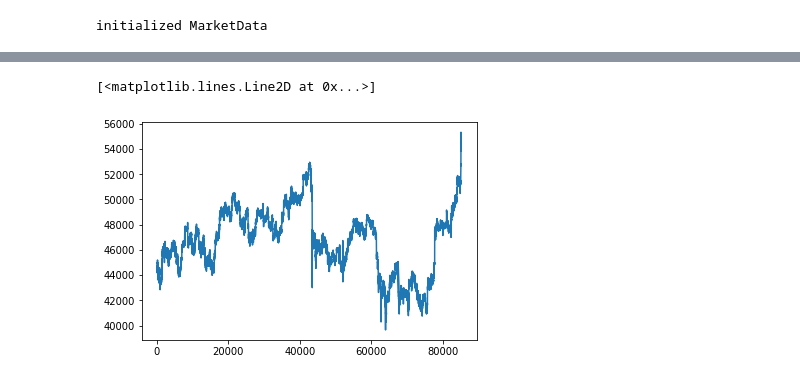
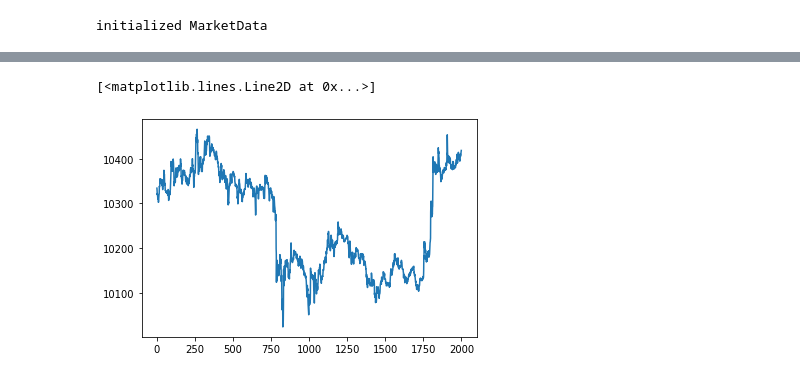
Before and after one commit to alunfes/1m-btc-data, a Jupyter notebook: LGBM_Trading_Points.ipynb, the cells around one changed output, grey strips where cells are left out. Drawn from its saved outputs; the diff is of its cells as text; code cells hidden in the pictures.

```diff
--- a/LGBM_Trading_Points.ipynb
+++ b/LGBM_Trading_Points.ipynb
@@ -143,8 +143,9 @@ Successfully installed tensorboardcolab-0.0.22
 class MarketData:
     @classmethod
     def initialize(cls, from_ratio:float, end_ratio:float):
-        #cls.terms = [15, 25, 50, 100, 150, 240, 300, 400, 500, 600, 800, 1000, 1440, 1800]
-        cls.terms = [15, 25, 50, 100, 240, 1440]
+        #cls.terms = [15, 25, 50, 100, 150, 300, 400, 800, 1000, 1440]
+        cls.terms = [15, 25, 50, 100, 240]
+        #cls.terms = [15, 100, 300, 1000]
         cls.df = pd.DataFrame()
         cls.tp = []
         cls.open = []
@@ -166,6 +167,7 @@ class MarketData:
         cls.williams_r = {}
         cls.correlation = {}
         cls.momentum_size = {}
+        cls.stochastic = {}
         cls.__read_data()
         cls.__cut_data(from_ratio, end_ratio)
         cls.__calc_index()
@@ -174,8 +176,8 @@ class MarketData:
     @classmethod
     def __read_data(cls):
         cls.df = pd.read_csv('/content/drive/My Drive/BTC-PERP-1mcp.csv')
-        #cls.tp = list(pd.read_csv('/content/drive/My Drive/tp_ptlc_0.025-0.005.csv')['tp'])
-        cls.tp = list(pd.read_csv('/content/drive/My Drive/tp ptlc.csv')['tp'])
+        cls.tp = list(pd.read_csv('/content/drive/My Drive/tp_ptlc_0.025-0.005.csv')['tp'])
+        #cls.tp = list(pd.read_csv('/content/drive/My Drive/tp_ptlc_0.05-0.005.csv')['tp'])
         cls.ts = list(cls.df['ts'])
         cls.open = list(cls.df['open'])
         cls.high = list(cls.df['high'])
@@ -214,6 +216,7 @@ class MarketData:
             cls.williams_r[term] = cls.__calc_williams_R(term)
             cls.correlation[term] = cls.__calc_correl(term)
             cls.momentum_size[term] = cls.__calc_momentum_size(term)
+            cls.stochastic[term] = cls.__calc_stochastic(term)
 
     @classmethod
     def __calc_ma(cls, term):
@@ -285,6 +288,13 @@ class MarketData:
     @classmethod
     def __calc_dx(cls, term):
         return list(ta.DX(np.array(cls.high, dtype='f8'), np.array(cls.low, dtype='f8'), np.array(cls.close, dtype='f8'), timeperiod=term))
+
+    @classmethod
+    def __calc_stochastic(cls, term):
+        k_term = term
+        d_term = int(term / 2.0)
+        fastk, fastd = ta.STOCHF(np.array(cls.high, dtype='f8'), np.array(cls.low, dtype='f8'), np.array(cls.close, dtype='f8'), fastk_period=k_term, fastd_period=d_term, fastd_matype=0)
+        return list(np.array(fastk) / np.array(fastd))
 # %%
 class Account:
     def __init__(self):
@@ -695,5 +1108,5 @@ total pl= -6370.893435303983 , num trade= 16 , win rate= 0.125 , total asset vol
 # %%
-plt.plot(MarketData.close[342902:428127])
+plt.plot(MarketData.close[20000:22000])
 # %% [output]
 [<matplotlib.lines.Line2D at 0x...>]
-[figure, old version]
+[figure, new version]
```
Also changed, not shown: parts of 33 cells of this notebook.
